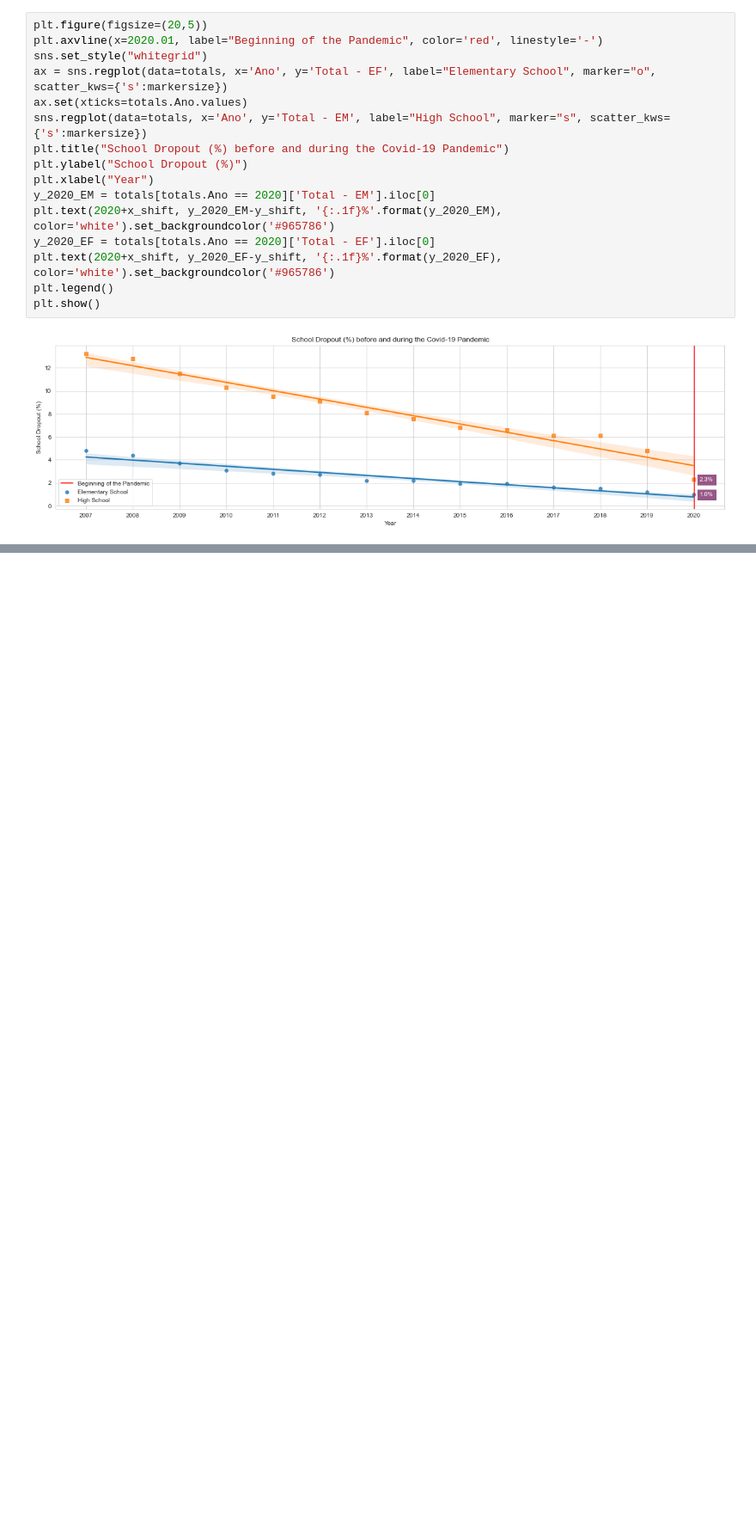
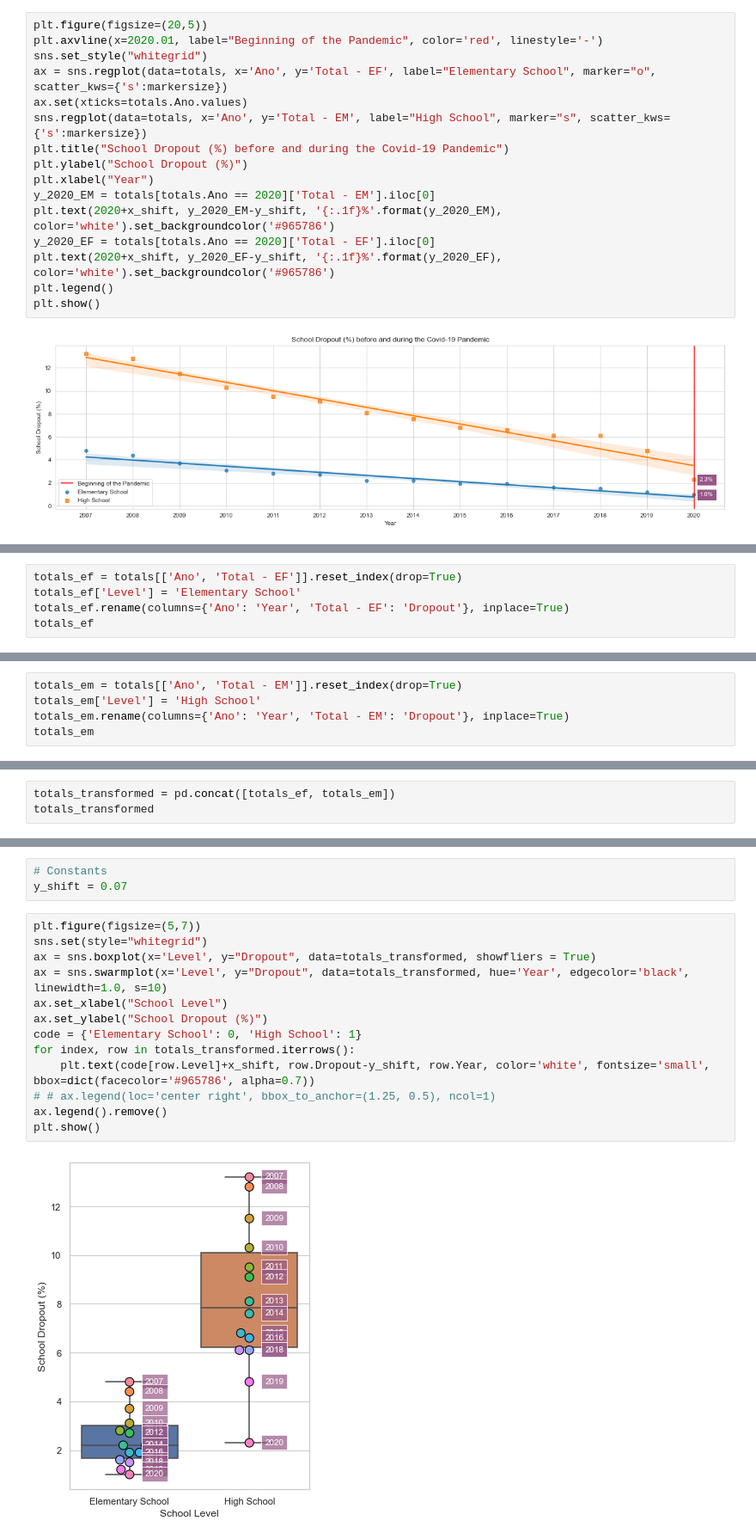
Before and after one commit to aianshay/covid-impacts-on-education, a Jupyter notebook: viz_rq5.ipynb, the cells around one changed output, grey strips where cells are left out. Shown at 86% size. Cells and saved outputs as stored; diff of their text form; blank space fills up the shorter version.

Commit message:
Adding boxplots to find outliers

```diff
--- a/viz_rq5.ipynb
+++ b/viz_rq5.ipynb
@@ -139,0 +158,5 @@ plt.show()
+# %%
+totals_ef = totals[['Ano', 'Total - EF']].reset_index(drop=True)
+totals_ef['Level'] = 'Elementary School'
+totals_ef.rename(columns={'Ano': 'Year', 'Total - EF': 'Dropout'}, inplace=True)
+totals_ef
@@ -139,0 +179,5 @@ plt.show()
+# %%
+totals_em = totals[['Ano', 'Total - EM']].reset_index(drop=True)
+totals_em['Level'] = 'High School'
+totals_em.rename(columns={'Ano': 'Year', 'Total - EM': 'Dropout'}, inplace=True)
+totals_em
@@ -139,0 +200,3 @@ plt.show()
+# %%
+totals_transformed = pd.concat([totals_ef, totals_em])
+totals_transformed
@@ -139,0 +221,18 @@ plt.show()
+# %%
+# Constants
+y_shift = 0.07
+# %%
+plt.figure(figsize=(5,7))
+sns.set(style="whitegrid")
+ax = sns.boxplot(x='Level', y="Dropout", data=totals_transformed, showfliers = True)
+ax = sns.swarmplot(x='Level', y="Dropout", data=totals_transformed, hue='Year', edgecolor='black', linewidth=1.0, s=10)
+ax.set_xlabel("School Level")
+ax.set_ylabel("School Dropout (%)")
+code = {'Elementary School': 0, 'High School': 1}
+for index, row in totals_transformed.iterrows():
+    plt.text(code[row.Level]+x_shift, row.Dropout-y_shift, row.Year, color='white', fontsize='small', bbox=dict(facecolor='#965786', alpha=0.7))
+# # ax.legend(loc='center right', bbox_to_anchor=(1.25, 0.5), ncol=1)
+ax.legend().remove()
+plt.show()
+# %% [output]
+[figure, added]
```
Also changed, not shown: parts of 4 cells of this notebook.
